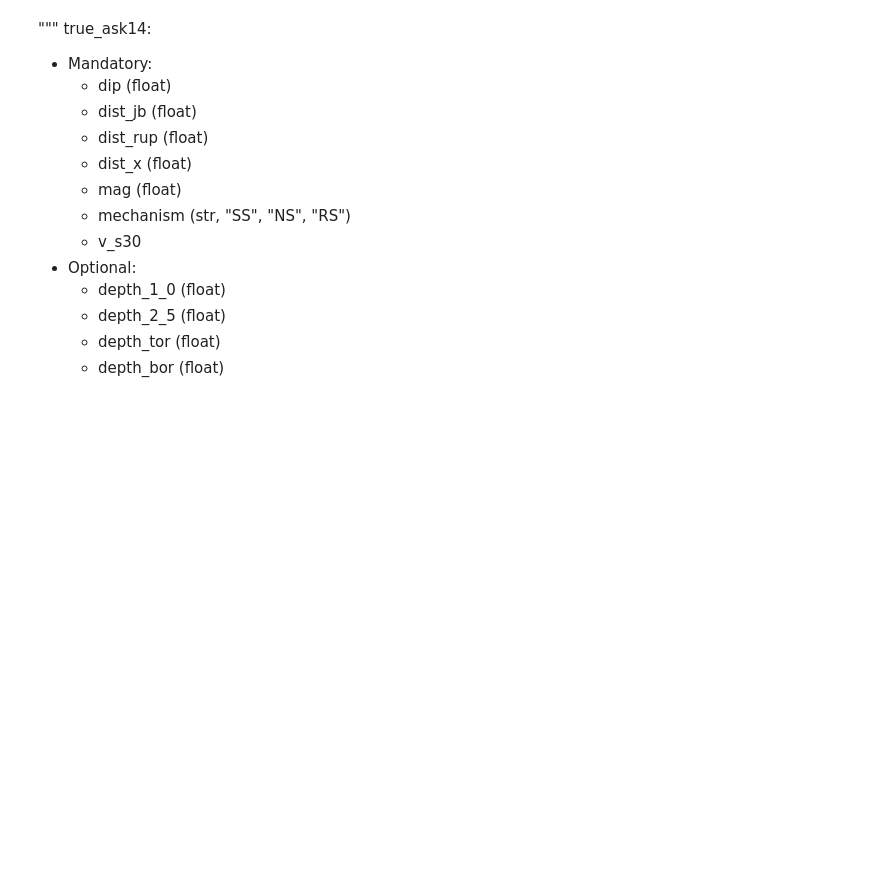
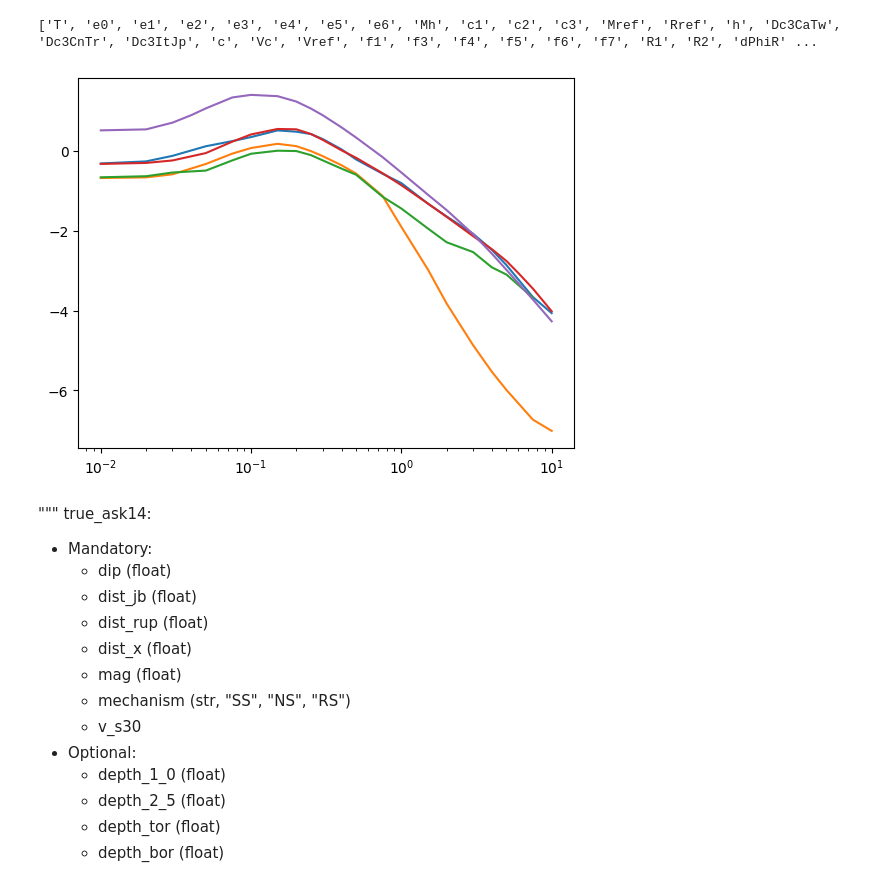
Before and after one commit to ianmessa/PSHAX, a Jupyter notebook: GMM/CY14.ipynb, the cells around one changed output. Cells and saved outputs as stored; diff of their text form; code cells hidden in the pictures; blank space fills up the shorter version.

```diff
--- a/GMM/CY14.ipynb
+++ b/GMM/CY14.ipynb
@@ -16,10 +18,11 @@ gmc[-2, 'T'] = -1.
 gmc[-1, 'T'] = -2.
 gmc_col = gmc.columns
 gmc = gmc.cast(pl.Float64).to_jax().T
-
 T = gmc[0]
 empty = jnp.zeros_like(T)
 
+c_RB = gmc[4]
+c_n, c_M, c_HM = gmc[jnp.array([12, 13, 16])]
 c = jnp.empty((12, 5, T.shape[0]))
 # c1, c1a - d
 c = c.at[1].set(gmc[7:12])
@@ -44,3 +47,6 @@ tau = jnp.insert(gmc[35:37], 0, empty, axis = 0)
 sigma = jnp.insert(gmc[37:40], 0, empty, axis = 0)
 sigma2_JP, gamma_JP_IT, gamma_WN = gmc[40:43]
 phi1_JP, phi5_JP, phi6_JP = gmc[43:]
+
+z_tor_const_RV = jnp.array([2.704, 1.226, 5.849])
+z_tor_const_NM = jnp.array([2.673, 1.136, 4.97])
@@ -47,3 +133,18 @@ phi1_JP, phi5_JP, phi6_JP = gmc[43:]
+# %%
+from CB14 import CB14
+from BSSA14 import BSSA14
+from Idriss14 import Idriss14
+from ASK14 import ASK14
+
+scn = gm_default()
+for model in [CB14, BSSA14, Idriss14, ASK14, dummy]:
+    t,sa,_ = model(scn)
+    plt.plot(t[:-2], sa[:-2])
+plt.xscale('log')
+plt.show()
+# %% [output]
+['T', 'e0', 'e1', 'e2', 'e3', 'e4', 'e5', 'e6', 'Mh', 'c1', 'c2', 'c3', 'Mref', 'Rref', 'h', 'Dc3CaTw', 'Dc3CnTr', 'Dc3ItJp', 'c', 'Vc', 'Vref', 'f1', 'f3', 'f4', 'f5', 'f6', 'f7', 'R1', 'R2', 'dPhiR' ...
+[figure, added]
 # %% [markdown]
 
 
```
Also changed, not shown: parts of 2 cells of this notebook, 3 other files.
